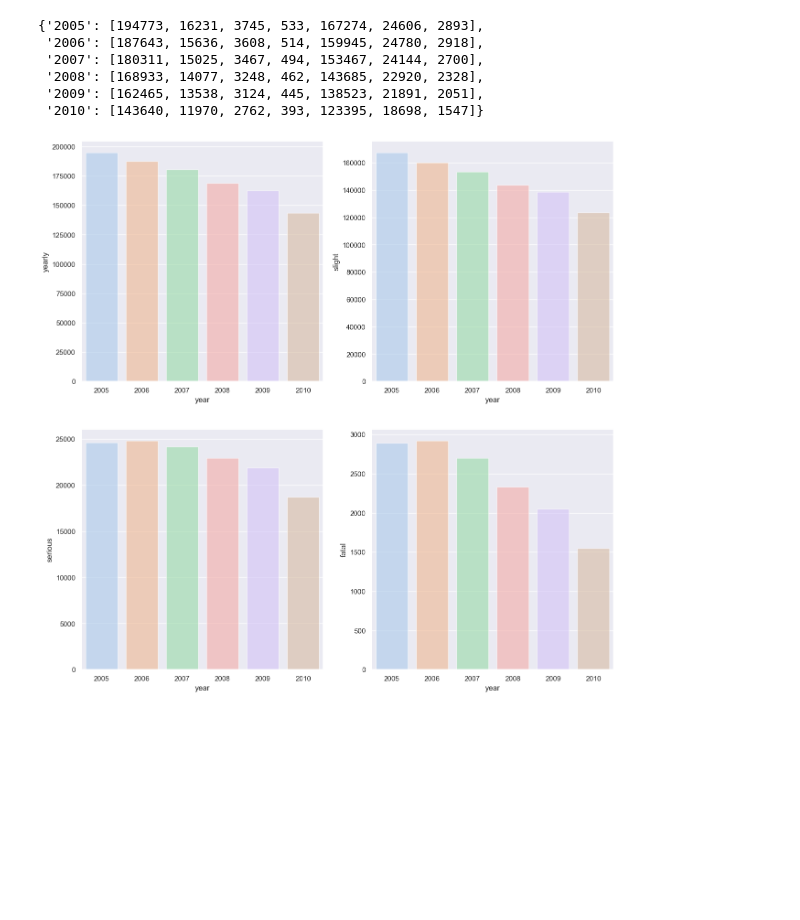
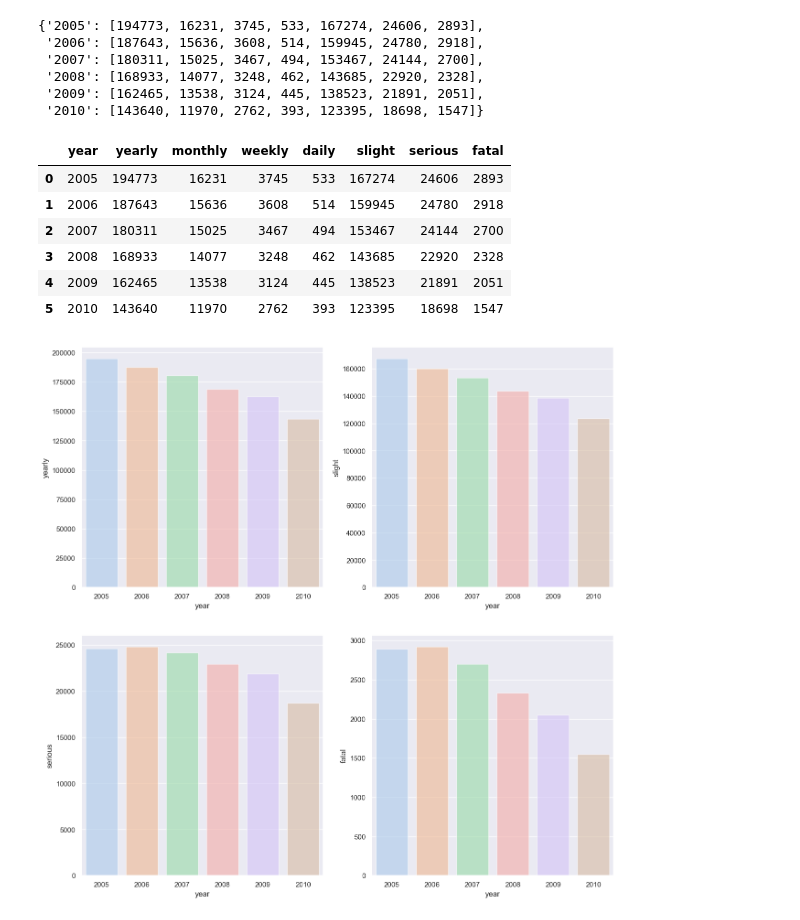
Before and after one commit to kmedri/-Omdena_Predicting_RTC_Severity_main, a Jupyter notebook: Group_1_Predicting_RTC_Severity/Predicting_RTC_Severity.ipynb, the cells around one changed output. Drawn from its saved outputs; the diff is of its cells as text; code cells hidden in the pictures; blank space fills up the shorter version.

```diff
--- a/Group_1_Predicting_RTC_Severity/Predicting_RTC_Severity.ipynb
+++ b/Group_1_Predicting_RTC_Severity/Predicting_RTC_Severity.ipynb
@@ -774,6 +774,16 @@ yearly_numbers
  '2008': [168933, 14077, 3248, 462, 143685, 22920, 2328],
  '2009': [162465, 13538, 3124, 445, 138523, 21891, 2051],
  '2010': [143640, 11970, 2762, 393, 123395, 18698, 1547]}
+# %%
+df_avgs
+# %% [output]
+|  | year | yearly | monthly | weekly | daily | slight | serious | fatal |
+| 0 | 2005 | 194773 | 16231 | 3745 | 533 | 167274 | 24606 | 2893 |
+| 1 | 2006 | 187643 | 15636 | 3608 | 514 | 159945 | 24780 | 2918 |
+| 2 | 2007 | 180311 | 15025 | 3467 | 494 | 153467 | 24144 | 2700 |
+| 3 | 2008 | 168933 | 14077 | 3248 | 462 | 143685 | 22920 | 2328 |
+| 4 | 2009 | 162465 | 13538 | 3124 | 445 | 138523 | 21891 | 2051 |
+| 5 | 2010 | 143640 | 11970 | 2762 | 393 | 123395 | 18698 | 1547 |
 # %%
 idx = yearly_numbers.keys()
 
```
Also changed, not shown: parts of 14 cells of this notebook.
